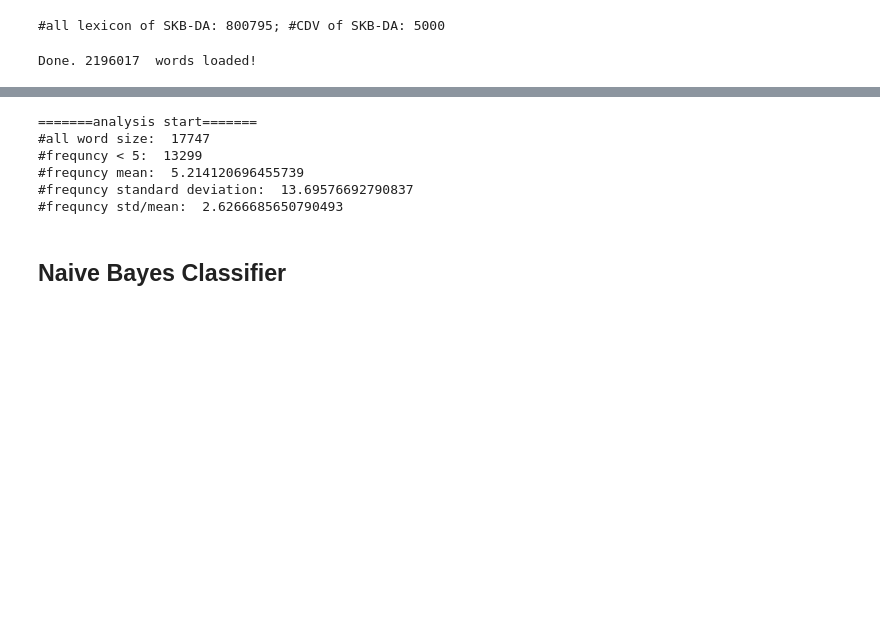
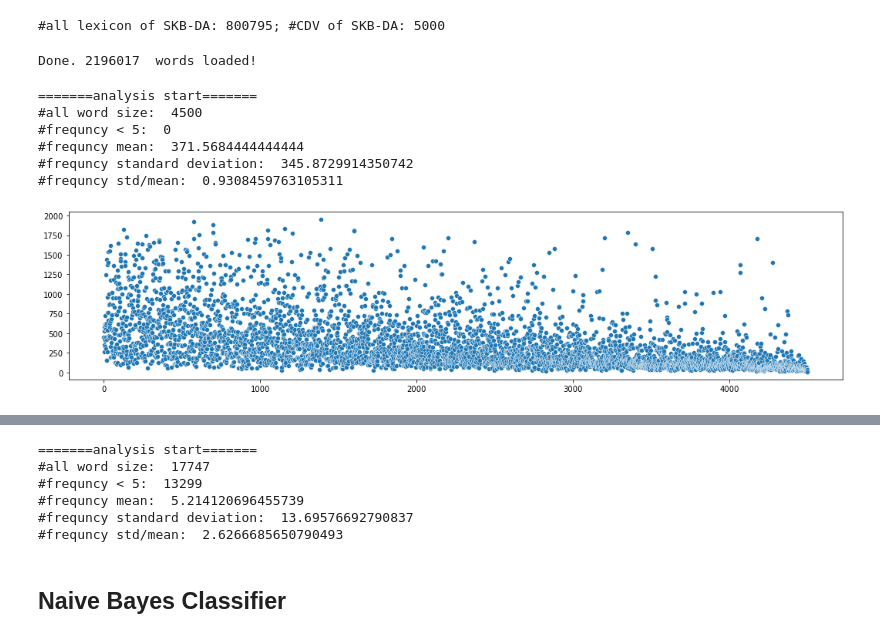
Before and after one commit to SauronLee/SKB-STC, a Jupyter notebook: short-text-classification-SKB/TC-SKB-kk7nc.ipynb, the cells around one changed output, grey strips where cells are left out. Drawn from its saved outputs; the diff is of its cells as text; code cells hidden in the pictures; blank space fills up the shorter version.

```diff
--- a/short-text-classification-SKB/TC-SKB-kk7nc.ipynb
+++ b/short-text-classification-SKB/TC-SKB-kk7nc.ipynb
@@ -330,6 +340,35 @@ def cleanBySKB(embedding_dict, skb_dict, doc_content_tuple, ferquncy_mix, skb_cd
                                       ferquncy_mix,skb_cdv_map,ferquncy_max)
     clean_word_freq, clean_word_freq_sorted = evaluationFrequncy(sememe_docs_list,"clran_ohsumed",ferquncy_mix)
     return (clean_word_freq, clean_word_freq_sorted,sememe_docs_list)
+# %%
+def skbToList(skb):
+    skb_list = []
+    for items in skb.values():
+        for sense in items:
+            skb_list.append(" ".join(sense[1]))
+    return skb_list
+
+def getStopSememes(skb,upper_limit,lower_limit):
+    sememe_freq, sememe_sorted = evaluationFrequncy(skbToList(skb))
+    stopsememes_upper = [sememe for (sememe,_) in sememe_sorted[-round(len(sememe_sorted)*upper_limit):]]
+    stopsememes_lower = [sememe for (sememe,_) in sememe_sorted[:round(len(sememe_sorted)*lower_limit)]]
+    return set(stopsememes_upper + stopsememes_lower)
+
+def removeStopSememes(skb,upper_limit=0.05,lower_limit=0.05):
+    stopsememes_set = getStopSememes(skb,upper_limit,lower_limit)
+    skb_clean = {}
+    for word, senses in skb.items():
+        senses_list_clean = []
+        for (pos,sememe_set) in senses:
+            sememe_set_clean = set()
+            for sememe in sememe_set:
+                if sememe not in stopsememes_set:
+                    sememe_set_clean.add(sememe)
+            if len(sememe_set_clean) != 0:
+                senses_list_clean.append((pos,sememe_set_clean))
+        if len(senses_list_clean) != 0:
+            skb_clean[word] = senses_list_clean
+    return skb_clean
 # %%
 def _networkskbForm(networkskb):
     '''uniform for NetWorkSKB'''
@@ -362,3 +405,13 @@ glove_840B_300d_common_crawl = loadGloveModel("../data/embeddings/glove.840B.300
 Done. 2196017  words loaded!
 # %%
 skb_da_upper_max = upperMaxSKB(skb_da_pure,glove_840B_300d_common_crawl,4)
+# %%
+sememe_freq, sememe_sorted = evaluationFrequncy(skbToList(skb_da_upper_max),show_graph=True)
+# %% [output]
+=======analysis start=======
+#all word size:  4500
+#frequncy < 5:  0
+#frequncy mean:  371.5684444444444
+#frequncy standard deviation:  345.8729914350742
+#frequncy std/mean:  0.9308459763105311
+[figure, added]
```
Also changed, not shown: parts of 14 cells of this notebook, 3 other files.
